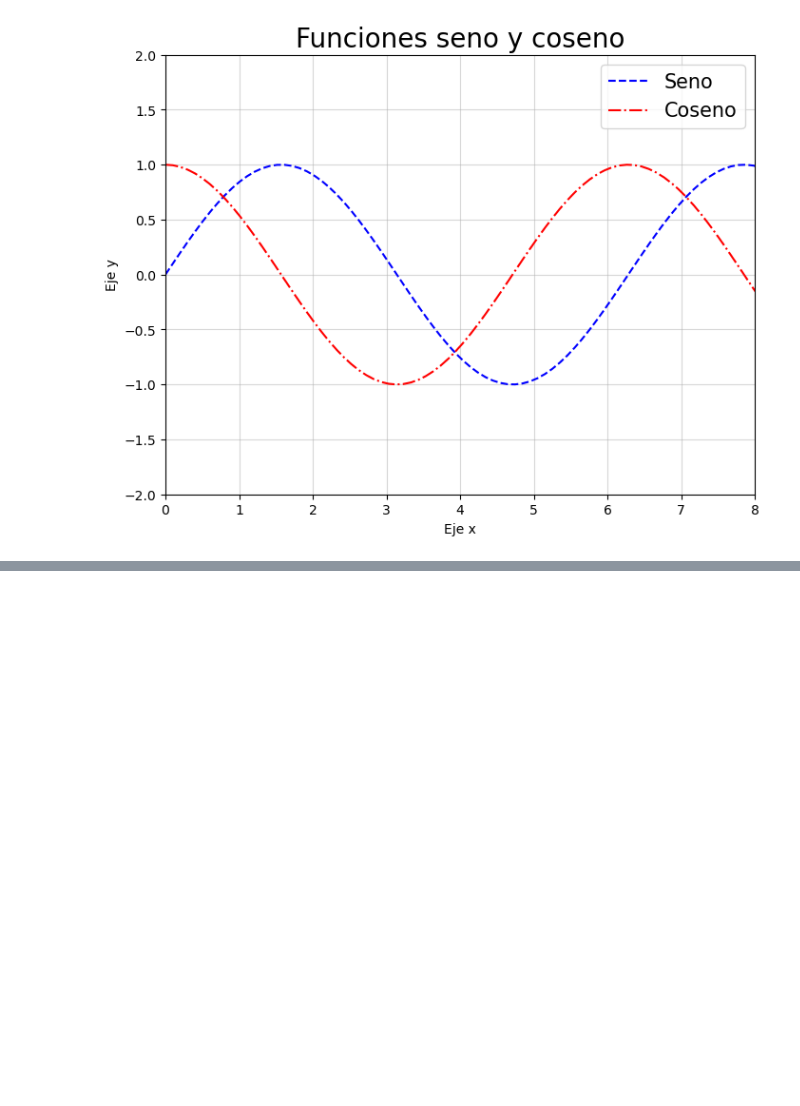
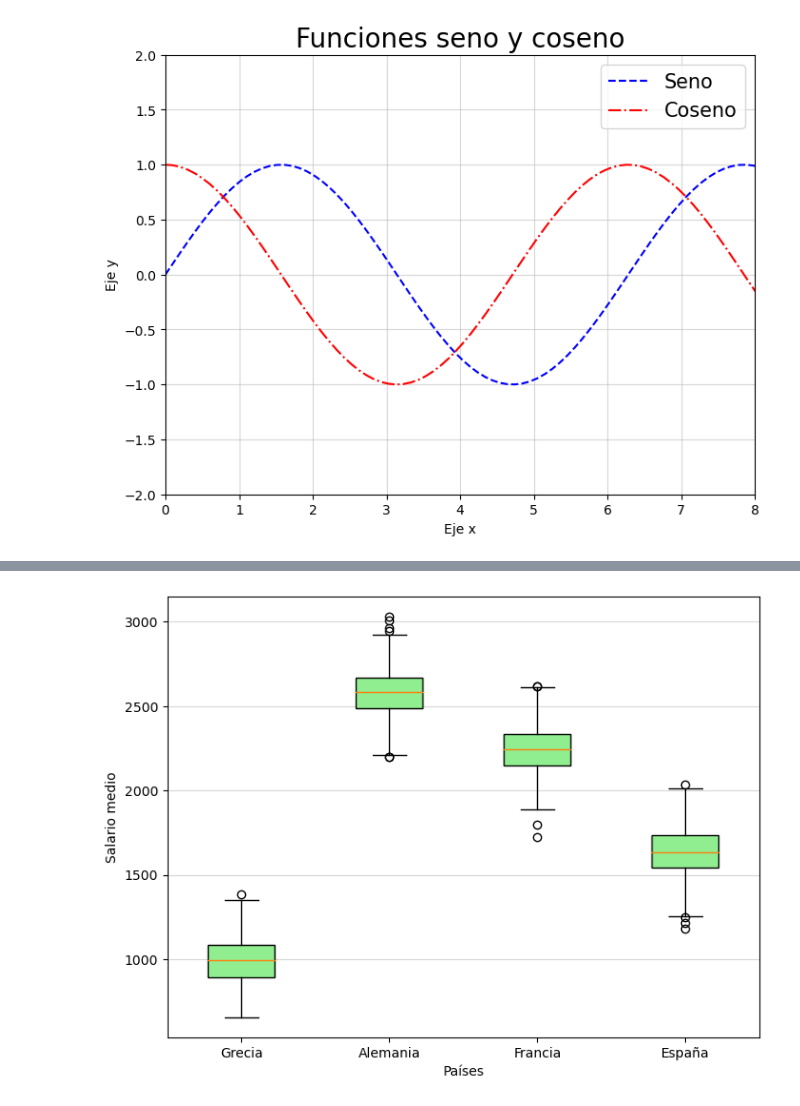
Before and after one commit to xianacarrera/python_course_2025, a Jupyter notebook: pruebas.ipynb, the cells around one changed output, grey strips where cells are left out. Cells and saved outputs as stored; diff of their text form; code cells hidden in the pictures; blank space fills up the shorter version.

```diff
--- a/pruebas.ipynb
+++ b/pruebas.ipynb
@@ -345,0 +382,17 @@ six    0.230411  0.861990
+# %%
+import numpy as np
+import matplotlib.pyplot as plt
+
+datos = [np.random.normal(loc=media, scale=150.0, size=500) for media in [996, 2576, 2249, 1636]]
+
+plt.figure(figsize=(8, 6))
+plt.boxplot(datos, labels=['Grecia', 'Alemania', 'Francia', 'España'], patch_artist=True,
+                boxprops=dict(facecolor='lightgreen'))
+# patch_artist=True hace que se rellenen las cajas se rellenen con color
+
+plt.xlabel("Países")
+plt.ylabel("Salario medio")
+plt.grid(axis='y', alpha=0.5)
+plt.show()
+# %% [output]
+[figure, added]
```
Also changed, not shown: parts of 10 cells of this notebook, 13 other files.
